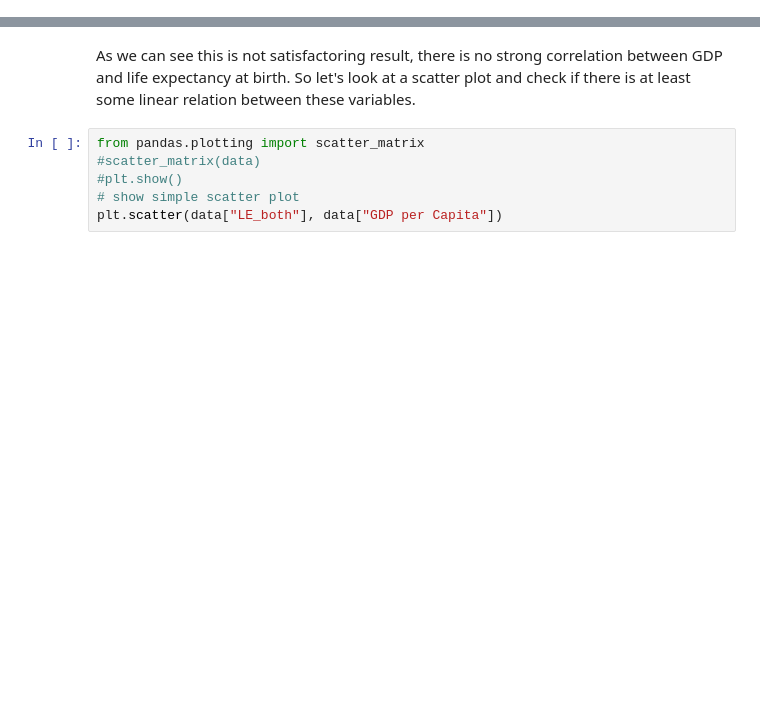
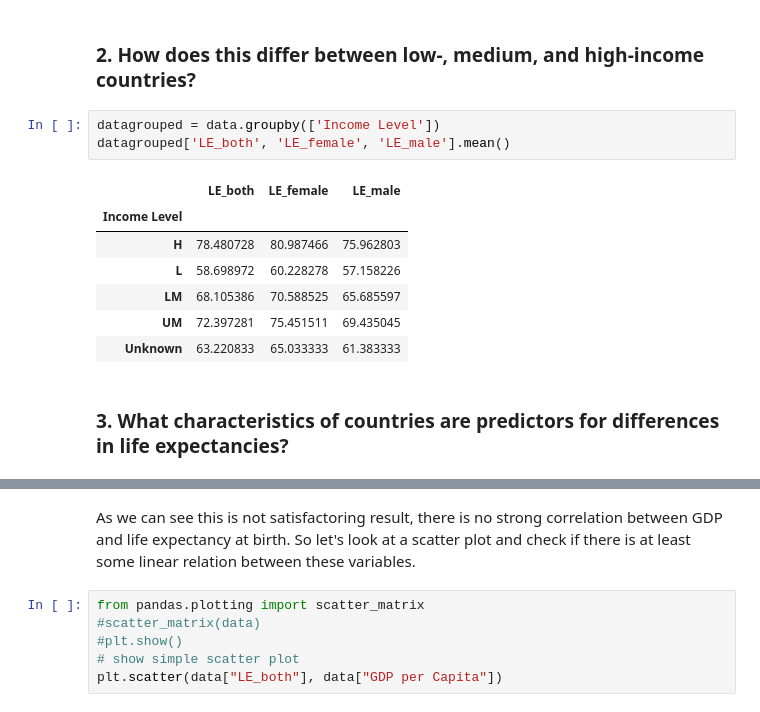
Before and after one commit to patrickFuerst/human_life_exp, a Jupyter notebook: Data Analysis(Michael).ipynb, the cells around one changed output, grey strips where cells are left out. Drawn from its saved outputs; the diff is of its cells as text; blank space fills up the shorter version.

```diff
--- a/Data Analysis(Michael).ipynb
+++ b/Data Analysis(Michael).ipynb
@@ -45,0 +30,15 @@ CHE_in_USD        1.000000
+# %% [markdown]
+### 2. How does this differ between low-, medium, and high-income countries?
+# %%
+datagrouped = data.groupby(['Income Level'])
+datagrouped['LE_both', 'LE_female', 'LE_male'].mean()
+# %% [output]
+|  | LE_both | LE_female | LE_male |
+| Income Level |  |  |  |
+| H | 78.480728 | 80.987466 | 75.962803 |
+| L | 58.698972 | 60.228278 | 57.158226 |
+| LM | 68.105386 | 70.588525 | 65.685597 |
+| UM | 72.397281 | 75.451511 | 69.435045 |
+| Unknown | 63.220833 | 65.033333 | 61.383333 |
+# %% [markdown]
+### 3. What characteristics of countries are predictors for differences in life expectancies?
```
Also changed, not shown: parts of 8 cells of this notebook.
